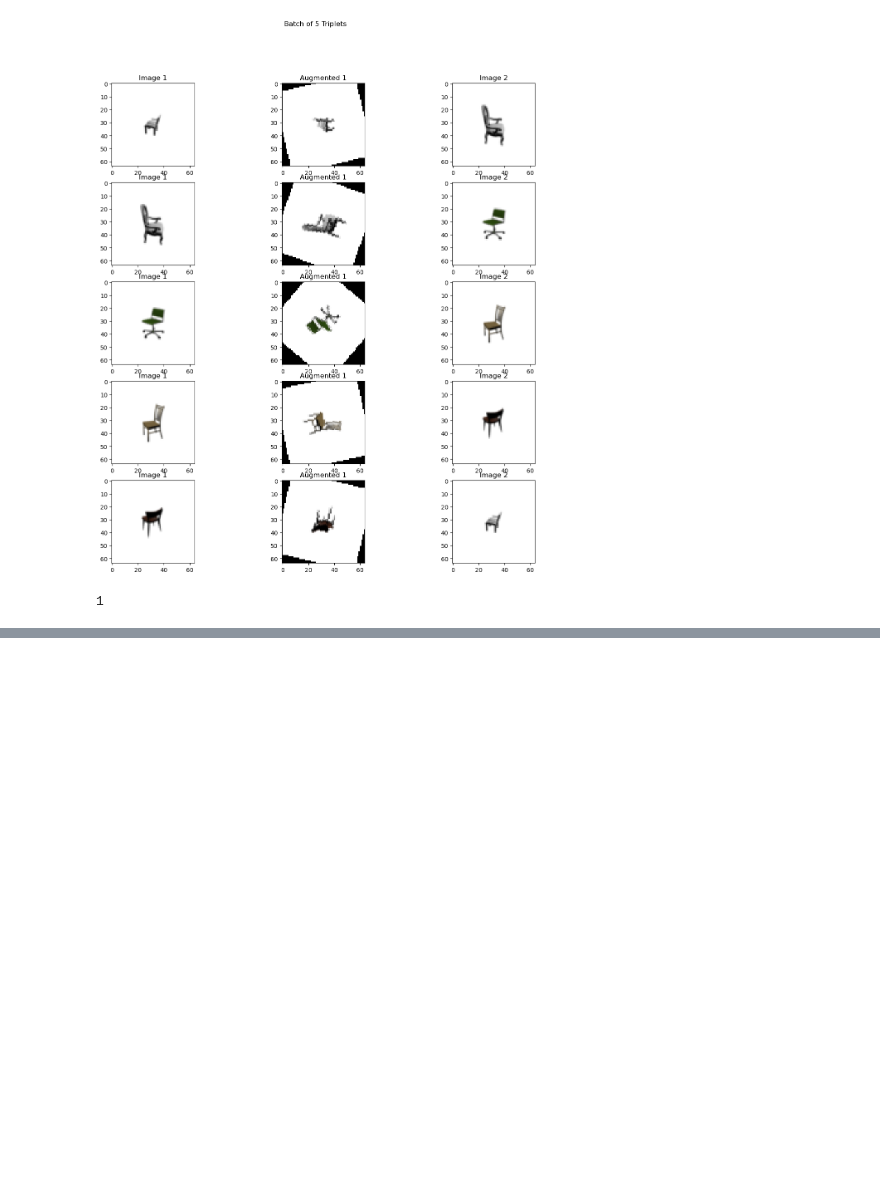
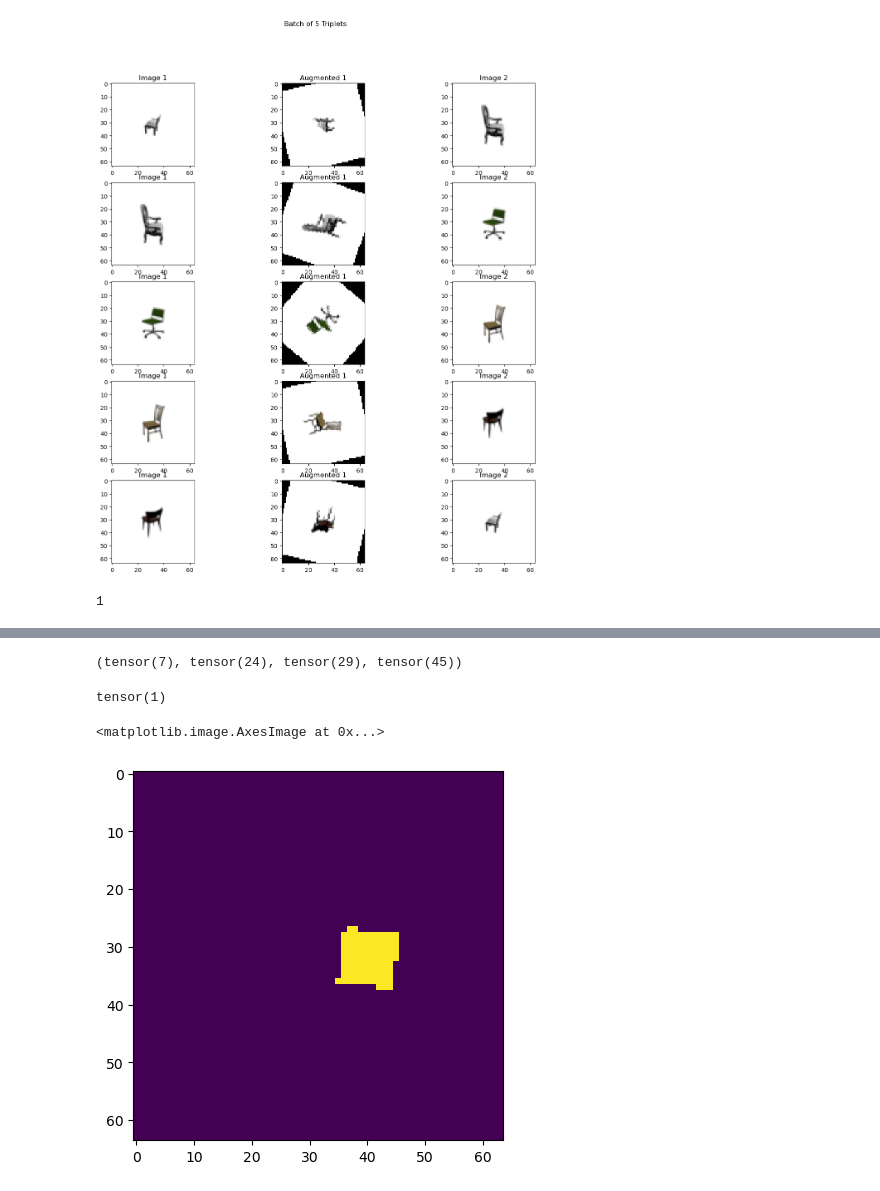
Before and after one commit to joegenius98/Undergrad_Honors_Thesis, a Jupyter notebook: Disentangling/triplet_dataloader_exs.ipynb, the cells around one changed output, grey strips where cells are left out. Drawn from its saved outputs; the diff is of its cells as text; code cells hidden in the pictures; blank space fills up the shorter version.

Commit message:
Progress implementing translation within bounds

```diff
--- a/Disentangling/triplet_dataloader_exs.ipynb
+++ b/Disentangling/triplet_dataloader_exs.ipynb
@@ -275,0 +313,21 @@ Batch size: 5
+# %%
+def get_dSprites_shape_bounds(image):
+    white_pixels = image.nonzero(as_tuple=True)
+    x_min, x_max = white_pixels[1].min(), white_pixels[1].max()
+    y_min, y_max = white_pixels[2].min(), white_pixels[2].max()
+    return x_min, x_max, y_min, y_max
+
+shape_bounds = get_dSprites_shape_bounds(dSprites_data[100000])
+shape_bounds
+# %% [output]
+(tensor(7), tensor(24), tensor(29), tensor(45))
+# %%
+shape_bounds[0] - 10
+# %% [output]
+tensor(1)
+# %%
+import matplotlib.pyplot as plt
+plt.imshow(dSprites_data[10000].permute(1, 2, 0))
+# %% [output]
+<matplotlib.image.AxesImage at 0x...>
+[figure, added]
```
Also changed, not shown: parts of 3 cells of this notebook.
